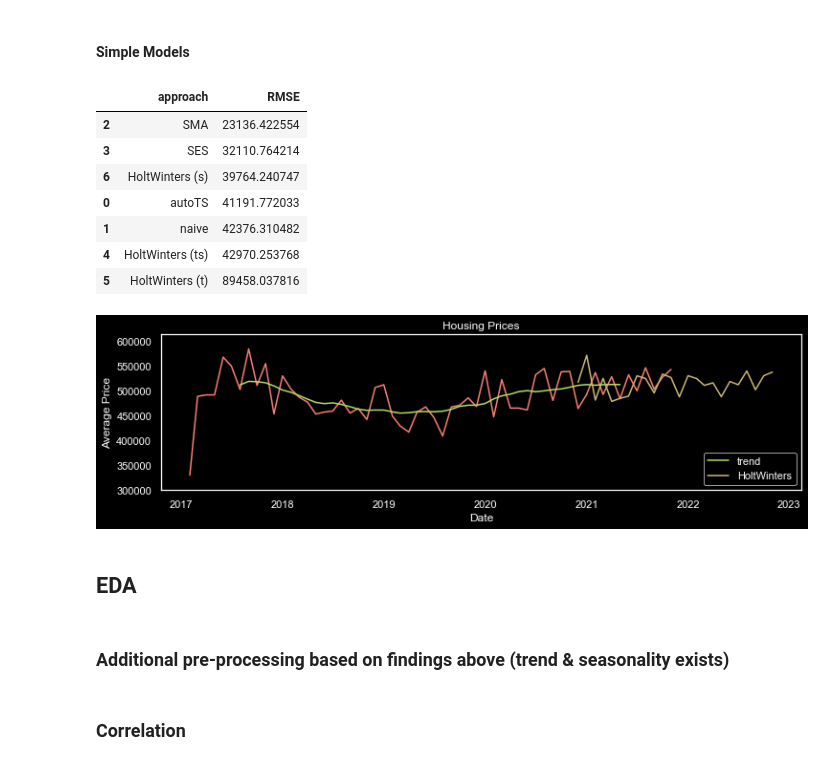
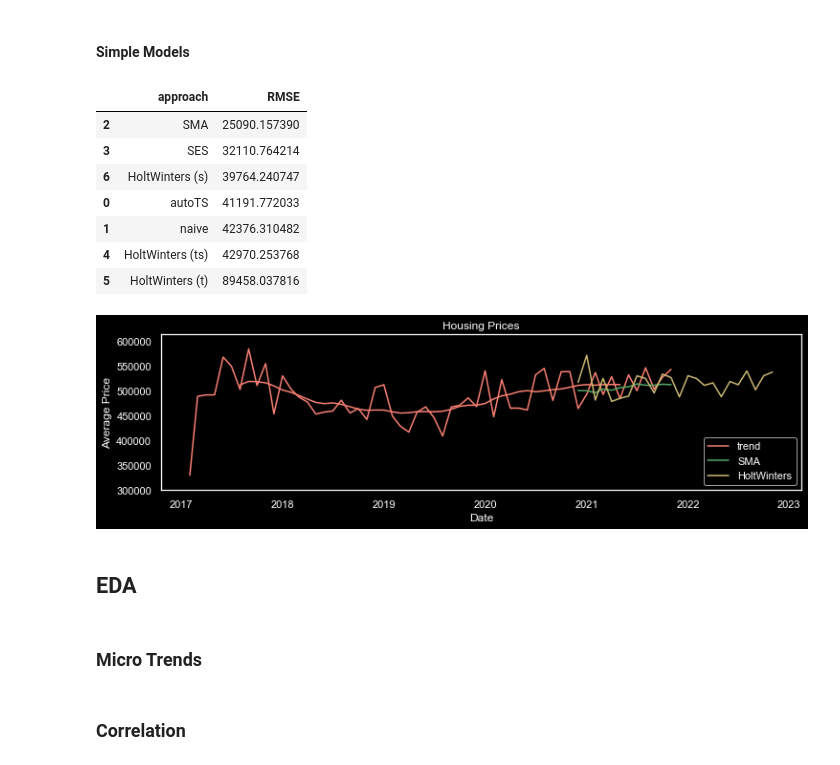
Before and after one commit to daphne-jr/rooroo, a Jupyter notebook: Analysis.ipynb, the cells around one changed output. Drawn from its saved outputs; the diff is of its cells as text; code cells hidden in the pictures.

```diff
--- a/Analysis.ipynb
+++ b/Analysis.ipynb
@@ -213,6 +219,21 @@ model.predict(testdata, model='best')
 ts_df = pd.read_pickle('processed_df.pkl')
 
 ts_df['resale registration date'] = pd.to_datetime(ts_df['resale registration date'])
+ts_df['flat model'] = ts_df['flat model'].map(lambda x: x.upper())
+
+# Determine KMeans n_clusters using the elbow method
+# inertia = []
+# for i in range(1, 11):
+#     kmeans = KMeans(n_clusters = i, random_state=0)
+#     kmeans.fit(ts_df[['lat', 'lng']])
+#     inertia.append(kmeans.inertia_)
+# plt.plot(range(1,11), inertia)
+kmeans = KMeans(n_clusters=3)
+ts_df['cluster'] = kmeans.fit_predict(ts_df[['lat', 'lng']])
+ts_df.drop(columns=['lat', 'lng'], inplace=True)
+ts_df['cluster'] = ts_df['cluster'].astype("category")
+ts_df = pd.get_dummies(ts_df, columns=['area', 'flat model', 'cluster'])
+
 ts_df = ts_df.groupby(by='resale registration date').mean()
 ts_df = ts_df.asfreq('MS')
 #display(ts_df)  # Check for NAs
@@ -223,8 +244,6 @@ plt.rcParams['figure.figsize'] = [16, 24]
 plt.style.use('dark_background')
 result.plot()
 plt.show()
-
-# print(result.seasonal)
 # %% [output]
 [figure]
 # %% [markdown]
@@ -321,7 +340,7 @@ naive_RMSE = mean_squared_error(test_actuals, naive_test_forecasts, squared=Fals
 univariate_approaches['approach'].append('naive')
 univariate_approaches['RMSE'].append(naive_RMSE)
 
-SMA_test_forecasts = ts_df.rolling(12).mean().iloc[-12:][['resale price ($)']]
+SMA_test_forecasts = ts_df.rolling(12).mean().shift().iloc[-12:][['resale price ($)']]
 SMA_RMSE = mean_squared_error(test_actuals, SMA_test_forecasts, squared=False)
 univariate_approaches['approach'].append('SMA')
 univariate_approaches['RMSE'].append(SMA_RMSE)
@@ -354,7 +373,7 @@ univariate_RMSE = pd.DataFrame.from_dict(univariate_approaches)
 display(univariate_RMSE.sort_values(by='RMSE'))
 # %% [output]
 |  | approach | RMSE |
-| 2 | SMA | 23136.422554 |
+| 2 | SMA | 25090.157390 |
 | 3 | SES | 32110.764214 |
 | 6 | HoltWinters (s) | 39764.240747 |
 | 0 | autoTS | 41191.772033 |
@@ -367,24 +386,24 @@ HoltWinters_future_forecasts = HoltWinters.forecast(12)
 # %%
 plt.rcParams["figure.figsize"] = (12,3)
 plt.plot(ts_df)
 plt.plot(result.trend, label='trend')
-# plt.plot(SMA_test_forecasts, color='g', label='SMA')
+plt.plot(SMA_test_forecasts, color='g', label='SMA')
 # plt.plot(SES_test_forecasts, color='b', label='SES')
 plt.plot(HoltWinters_test_forecasts.append(HoltWinters_future_forecasts), color='y', label='HoltWinters')
 
 plt.ylim(bottom=300000)
 plt.xlabel("Date")
 plt.ylabel("Average Price")
 plt.title("Housing Prices")
 plt.legend()
 
 plt.show()
 # %% [output]
-[figure, old version]
+[figure, new version]
 # %% [markdown]
 ## EDA
 # %% [markdown]
-### Additional pre-processing based on findings above (trend & seasonality exists)
+### Micro Trends
 # %%
 df = pd.read_csv('processed_df2.csv')
 
```
Also changed, not shown: parts of 18 cells of this notebook, 4 other files.
